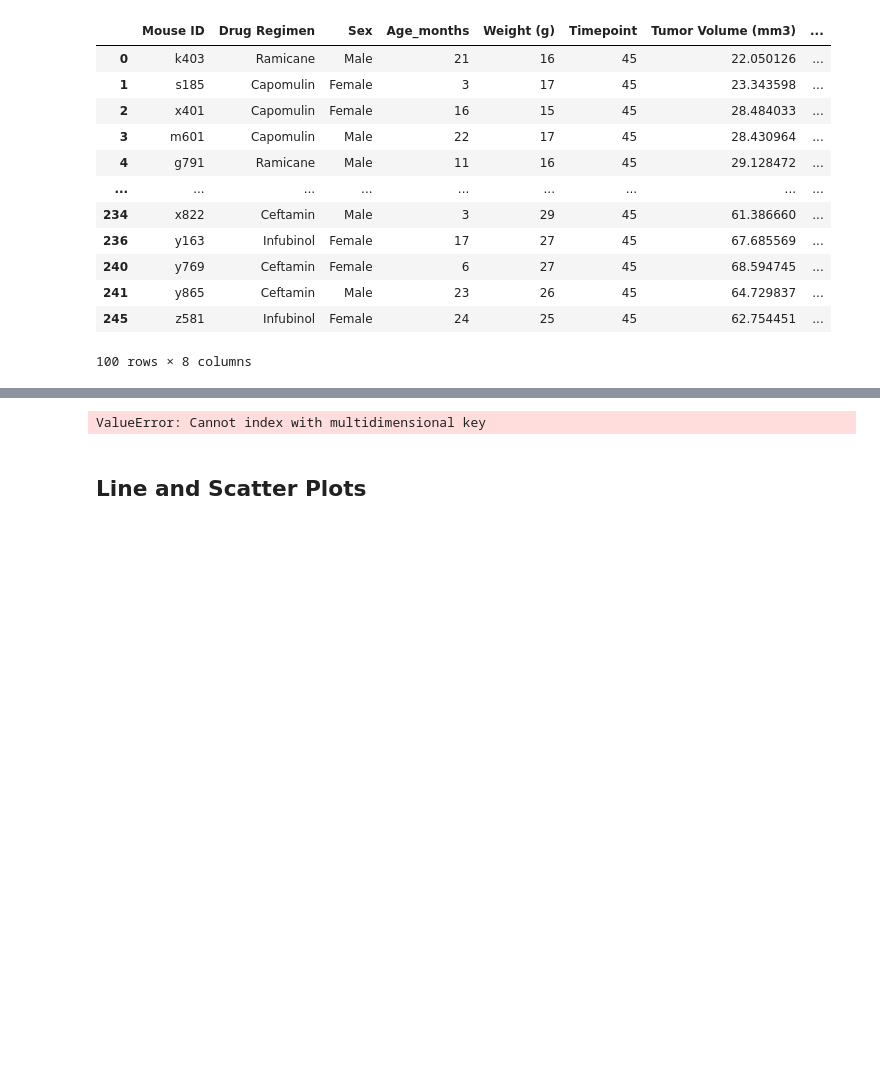
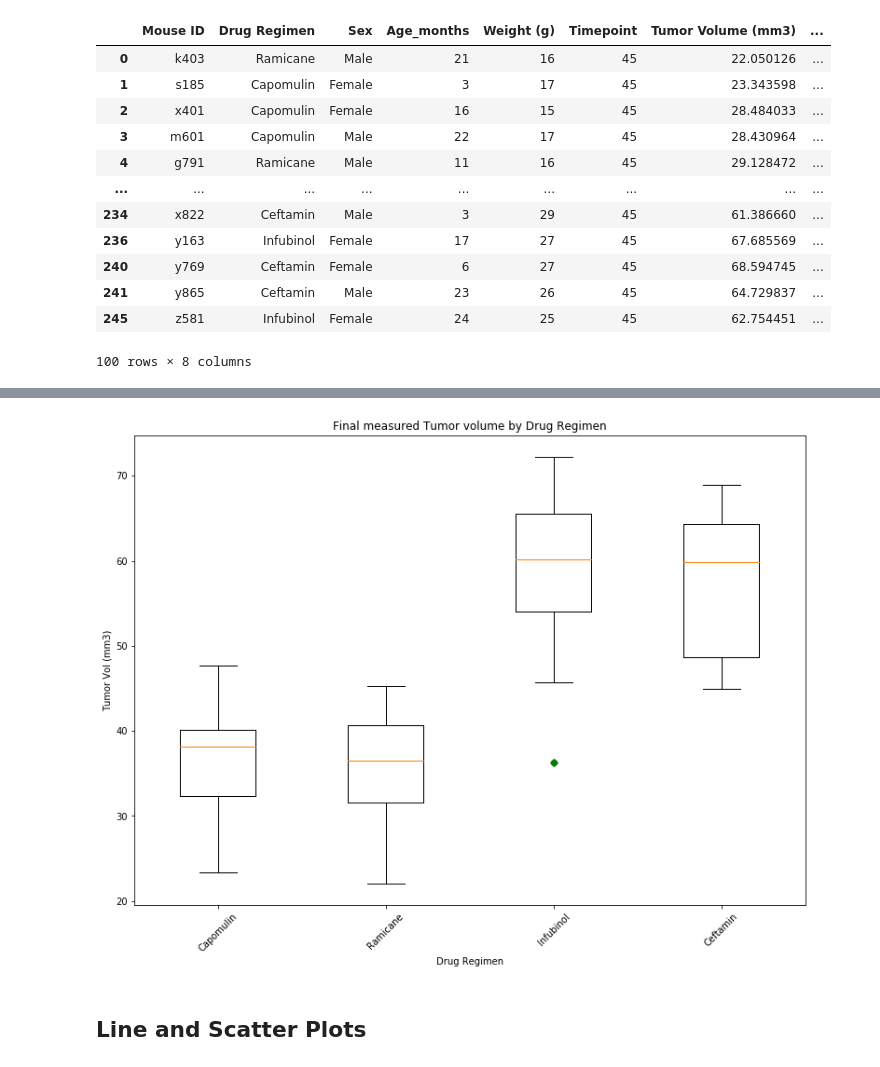
Before and after one commit to gamem001/Matplotlib, a Jupyter notebook: pymaceuticals_starter-Copy.ipynb, the cells around one changed output, grey strips where cells are left out. Cells and saved outputs as stored; diff of their text form; code cells hidden in the pictures; blank space fills up the shorter version.

```diff
--- a/pymaceuticals_starter-Copy.ipynb
+++ b/pymaceuticals_starter-Copy.ipynb
@@ -270,9 +252,30 @@ ValueError: Lengths must match to compare
-# %%
-# Generate a box plot of the final tumor volume of each mouse across four regimens of interest
-mouse_weight = clean_data_df.loc[clean_data_df]
-Capomulin = filtered_tumor_df.loc[filtered_tumor_df["Drug Regimen"] == "Capomulin"] ['Tumor Volume (mm3)']
-# %% [output]
-ValueError: Cannot index with multidimensional key
+# %%
+# Generate a box plot of the final tumor volume of each mouse across four regimens of interest
+
+stats = filtered_tumor_df.loc[filtered_tumor_df["Drug Regimen"] == x]['Tumor Volume (mm3)']
+treatments = ["Capomulin", "Ramicane", "Infubinol", "Ceftamin"]
+
+Capomulin = filtered_tumor_df.loc[filtered_tumor_df["Drug Regimen"] == 'Capomulin']['Tumor Volume (mm3)']
+Ramicane = filtered_tumor_df.loc[filtered_tumor_df["Drug Regimen"] == 'Ramicane']['Tumor Volume (mm3)']
+Infubinol = filtered_tumor_df.loc[filtered_tumor_df["Drug Regimen"] == 'Infubinol']['Tumor Volume (mm3)']
+Ceftamin = filtered_tumor_df.loc[filtered_tumor_df["Drug Regimen"] == 'Ceftamin']['Tumor Volume (mm3)']
+
+data = [Capomulin, Ramicane, Infubinol, Ceftamin]
+fig = plt.figure(figsize =(10, 7))
+ax = fig.add_axes([0, 0, 1, 1])
+bp = ax.boxplot(data)
+ax.set_title('Final measured Tumor volume by Drug Regimen')
+ax.set_xlabel('Drug Regimen')
+ax.set_ylabel('Tumor Vol (mm3)')
+ax.boxplot(tumor_volume_data,notch=0,sym='gD')
+
+plt.xticks([1,2,3,4],treatments)
+plt.xticks(rotation=45)
+
+# show plot
+plt.show()
+# %% [output]
+[figure, added]
 # %% [markdown]
 ## Line and Scatter Plots
 # %%
```
Also changed, not shown: parts of 11 cells of this notebook, 1 other file.
